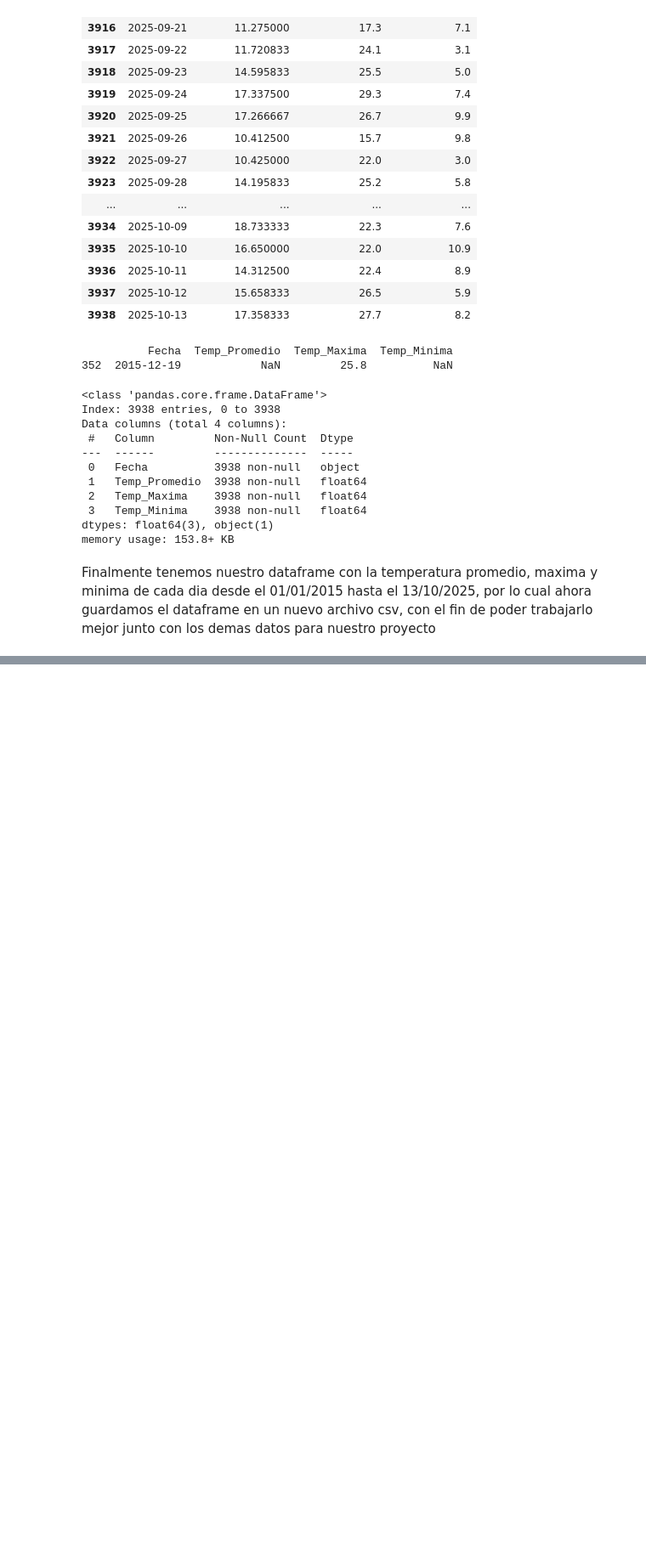
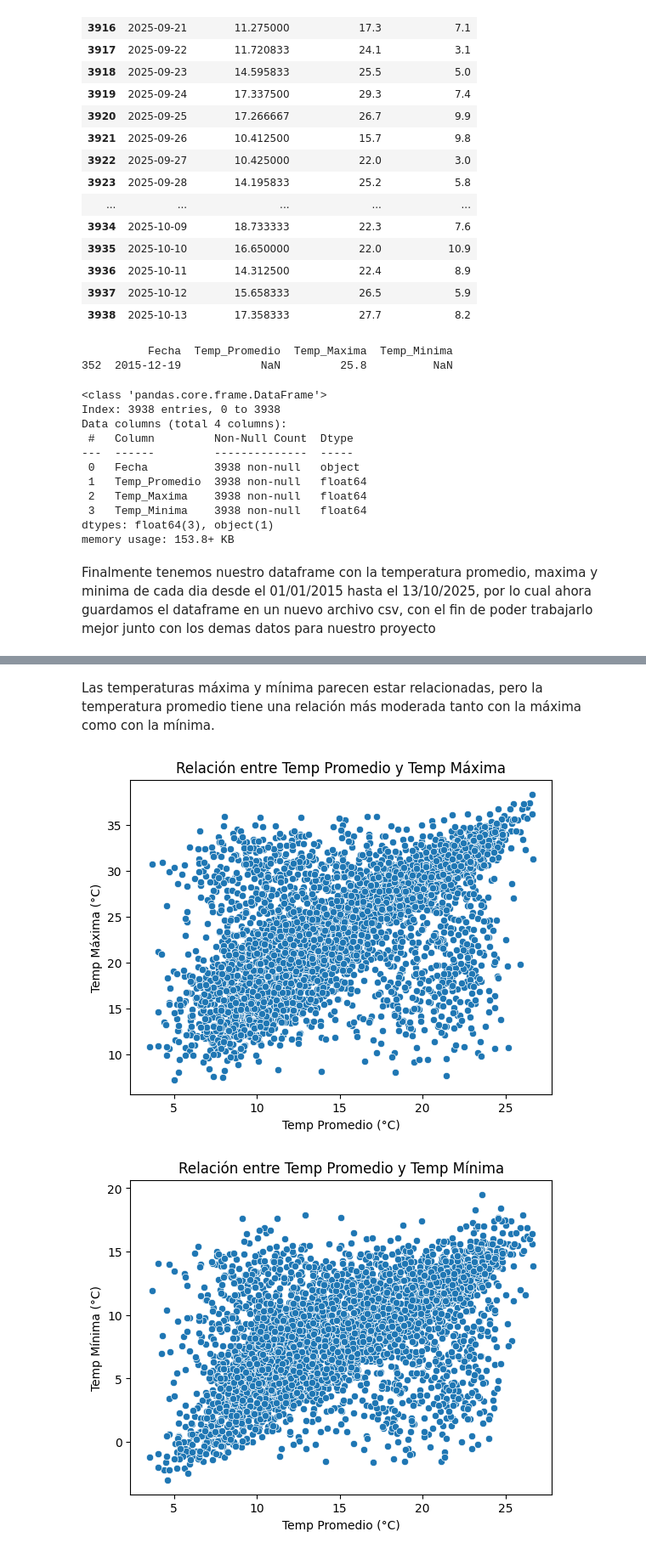
Before and after one commit to vtyphoonic/IMT2200-Proyecto, a Jupyter notebook: notebooks/Data_Meteorologica.ipynb, the cells around one changed output, grey strips where cells are left out. Shown at 85% size. Saved outputs shown, nothing was run; the diff lists cells and outputs as text; code cells hidden in the pictures; blank space fills up the shorter version.

```diff
--- a/notebooks/Data_Meteorologica.ipynb
+++ b/notebooks/Data_Meteorologica.ipynb
@@ -401,0 +519,18 @@ df_diario.to_csv("datos_meteorologicos_semi-limpios.csv", index=False)
+# %% [markdown]
+Las temperaturas máxima y mínima parecen estar relacionadas, pero la temperatura promedio tiene una relación más moderada tanto con la máxima como con la mínima.
+# %%
+sns.scatterplot(x=df_temperaturas["Temp_Promedio"], y=df_temperaturas["Temp_Maxima"])
+plt.title("Relación entre Temp Promedio y Temp Máxima")
+plt.xlabel("Temp Promedio (°C)")
+plt.ylabel("Temp Máxima (°C)")
+plt.show()
+
+# Relación entre Temp_Promedio y Temp_Minima
+sns.scatterplot(x=df_temperaturas["Temp_Promedio"], y=df_temperaturas["Temp_Minima"])
+plt.title("Relación entre Temp Promedio y Temp Mínima")
+plt.xlabel("Temp Promedio (°C)")
+plt.ylabel("Temp Mínima (°C)")
+plt.show()
+# %% [output]
+[figure, added]
+[figure, added]
```
Also changed, not shown: parts of 19 cells of this notebook, 6 other files.
